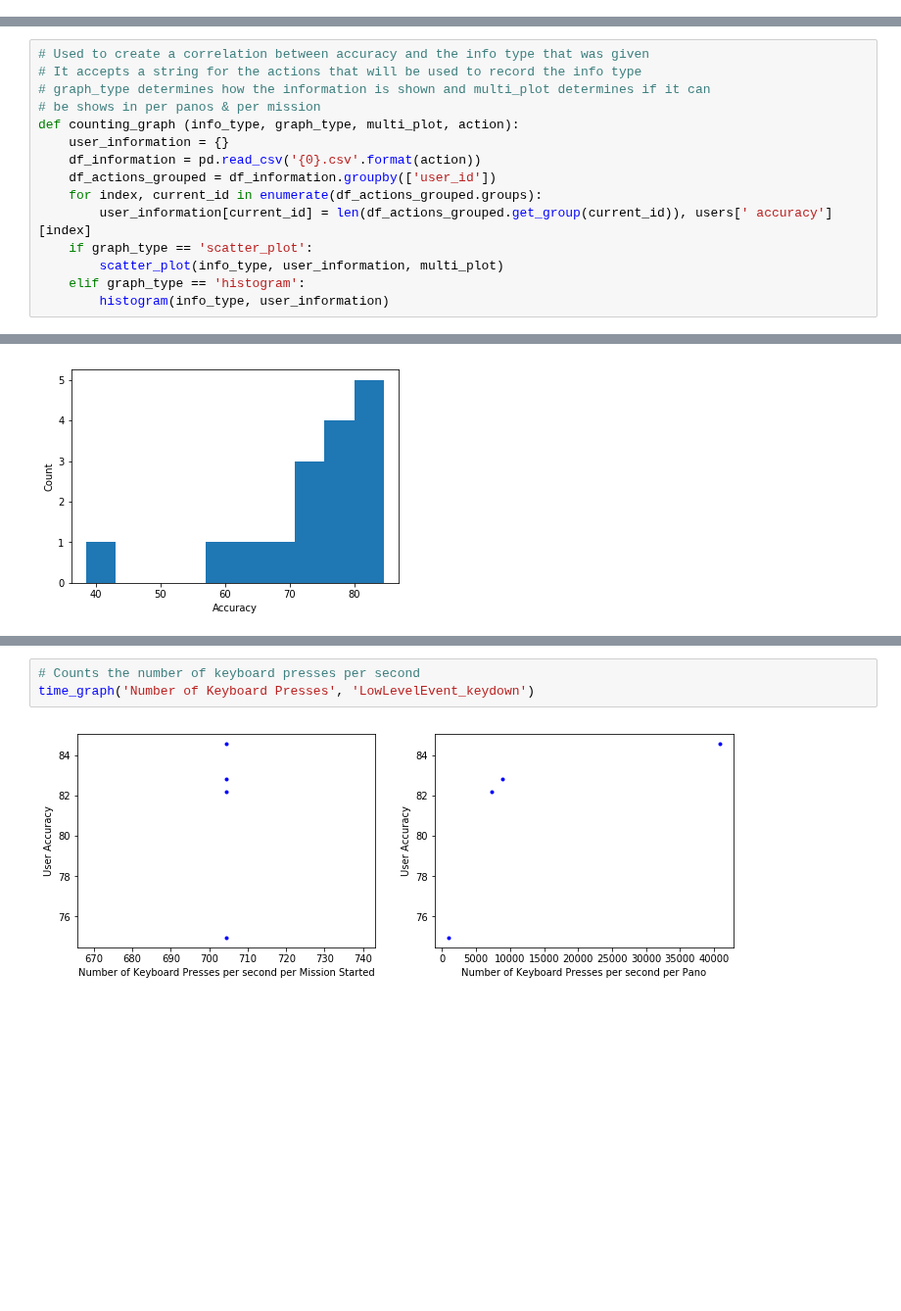
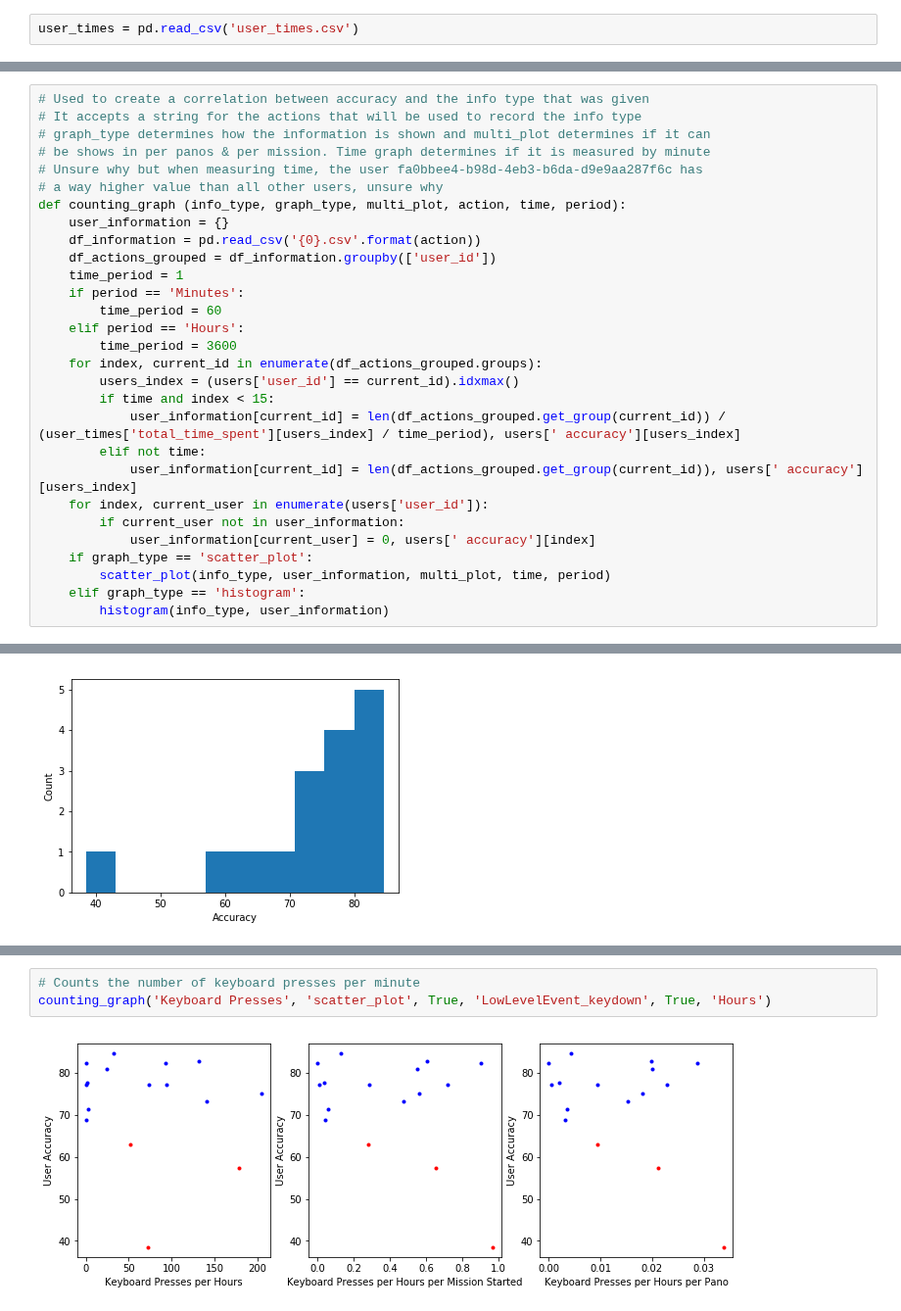
Before and after one commit to ProjectSidewalk/sidewalk-quality-analysis, a Jupyter notebook: sidewalk-user-quality-analysis-tyler.ipynb, the cells around one changed output, grey strips where cells are left out. Shown at 98% size. Cells and saved outputs as stored; diff of their text form; blank space fills up the shorter version.

```diff
--- a/sidewalk-user-quality-analysis-tyler.ipynb
+++ b/sidewalk-user-quality-analysis-tyler.ipynb
@@ -16,0 +27,2 @@ users = pd.read_csv('ml-users.csv')
+# %%
+user_times = pd.read_csv('user_times.csv')
@@ -101,14 +135,28 @@ df_current = None
 # Used to create a correlation between accuracy and the info type that was given
 # It accepts a string for the actions that will be used to record the info type
 # graph_type determines how the information is shown and multi_plot determines if it can
-# be shows in per panos & per mission
-def counting_graph (info_type, graph_type, multi_plot, action):
+# be shows in per panos & per mission. Time graph determines if it is measured by minute
+# Unsure why but when measuring time, the user fa0bbee4-b98d-4eb3-b6da-d9e9aa287f6c has
+# a way higher value than all other users, unsure why
+def counting_graph (info_type, graph_type, multi_plot, action, time, period):
     user_information = {}
     df_information = pd.read_csv('{0}.csv'.format(action))
     df_actions_grouped = df_information.groupby(['user_id'])
+    time_period = 1
+    if period == 'Minutes':
+        time_period = 60
+    elif period == 'Hours':
+        time_period = 3600
     for index, current_id in enumerate(df_actions_grouped.groups):
-        user_information[current_id] = len(df_actions_grouped.get_group(current_id)), users[' accuracy'][index]
+        users_index = (users['user_id'] == current_id).idxmax()
+        if time and index < 15:
+            user_information[current_id] = len(df_actions_grouped.get_group(current_id)) / (user_times['total_time_spent'][users_index] / time_period), users[' accuracy'][users_index]
+        elif not time:
+            user_information[current_id] = len(df_actions_grouped.get_group(current_id)), users[' accuracy'][users_index]
+    for index, current_user in enumerate(users['user_id']):
+        if current_user not in user_information:
+            user_information[current_user] = 0, users[' accuracy'][index]
     if graph_type == 'scatter_plot':
-        scatter_plot(info_type, user_information, multi_plot)
+        scatter_plot(info_type, user_information, multi_plot, time, period)
     elif graph_type == 'histogram':
         histogram(info_type, user_information)
@@ -285,5 +420,5 @@ time_graph('Number of Mouse Clicks', 'LowLevelEvent_mousedown')
 # %%
-# Counts the number of keyboard presses per second
-time_graph('Number of Keyboard Presses', 'LowLevelEvent_keydown')
+# Counts the number of keyboard presses per minute
+counting_graph('Keyboard Presses', 'scatter_plot', True, 'LowLevelEvent_keydown', True, 'Hours')
 # %% [output]
-[figure, old version]
+[figure, new version]
```
Also changed, not shown: parts of 47 cells of this notebook.
